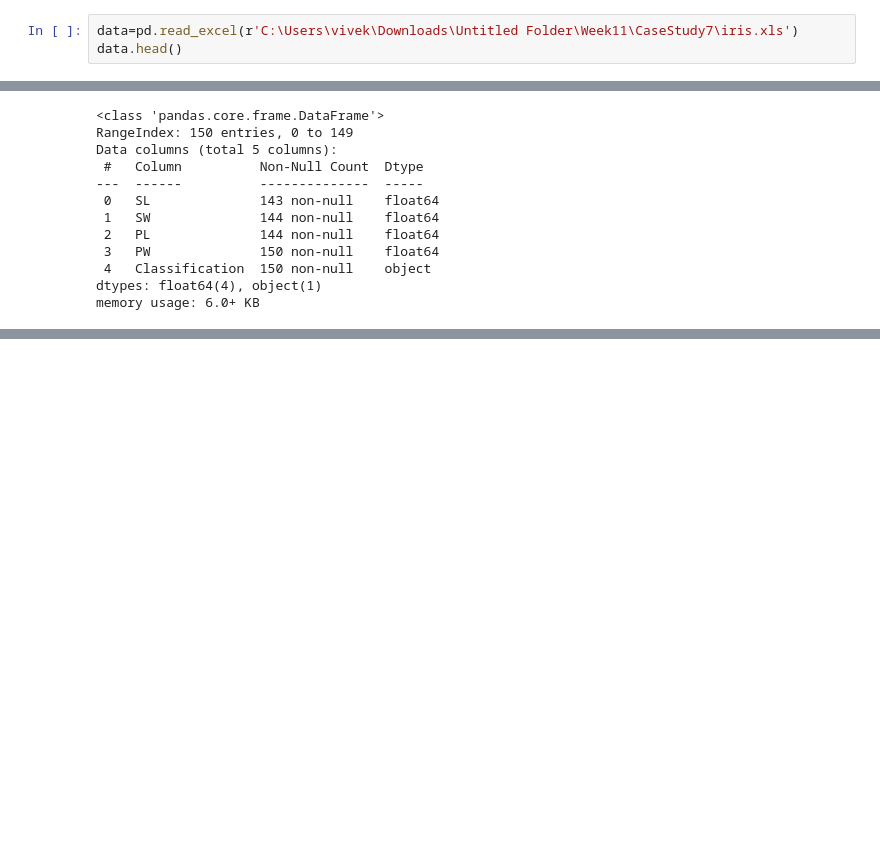
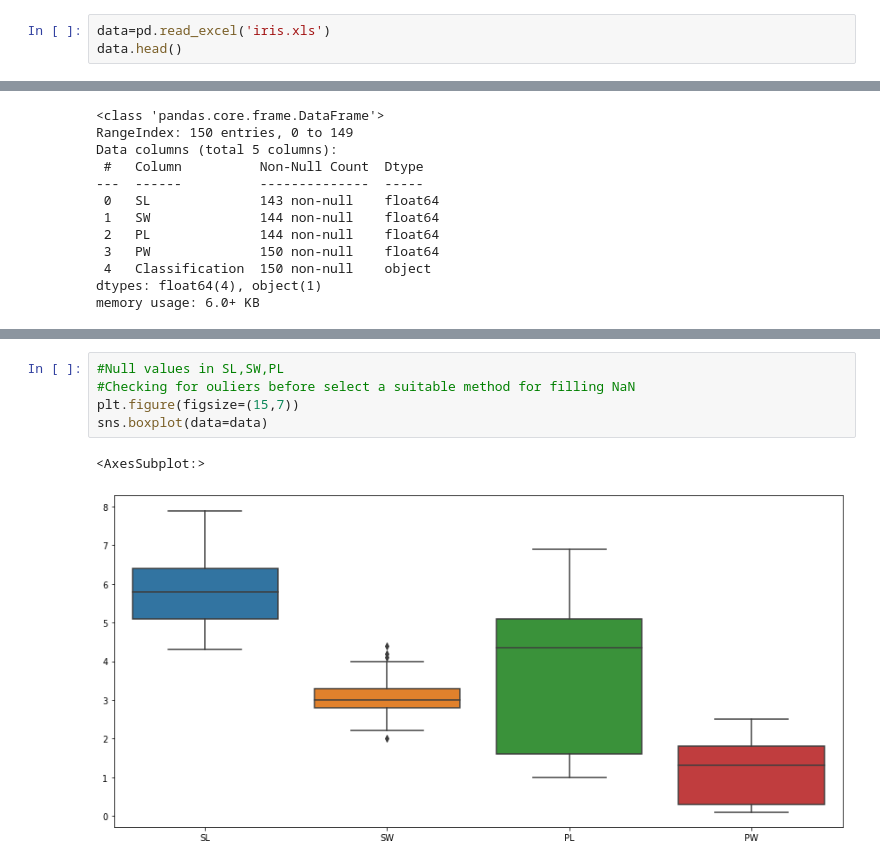
Before and after one commit to NeebaBabu/Week11, a Jupyter notebook: CaseStudy7_Iris.ipynb, the cells around one changed output, grey strips where cells are left out. Saved outputs shown, nothing was run; the diff lists cells and outputs as text; blank space fills up the shorter version.

```diff
--- a/CaseStudy7_Iris.ipynb
+++ b/CaseStudy7_Iris.ipynb
@@ -4,7 +4,7 @@ import numpy as np
 import matplotlib.pyplot as plt
 import seaborn as sns
 # %%
-data=pd.read_excel(r'C:\Users\vivek\Downloads\Untitled Folder\Week11\CaseStudy7\iris.xls')
+data=pd.read_excel('iris.xls')
 data.head()
 # %% [output]
 |  | SL | SW | PL | PW | Classification |
@@ -34,0 +58,8 @@ memory usage: 6.0+ KB
+# %%
+#Null values in SL,SW,PL
+#Checking for ouliers before select a suitable method for filling NaN
+plt.figure(figsize=(15,7))
+sns.boxplot(data=data)
+# %% [output]
+<AxesSubplot:>
+[figure, added]
```
Also changed, not shown: parts of 45 cells of this notebook.
